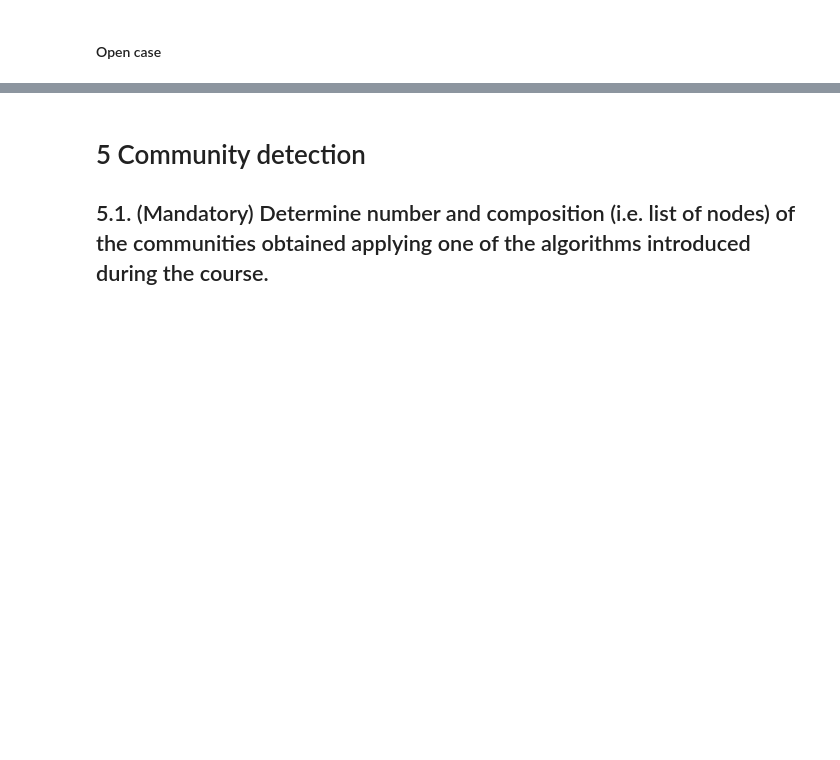
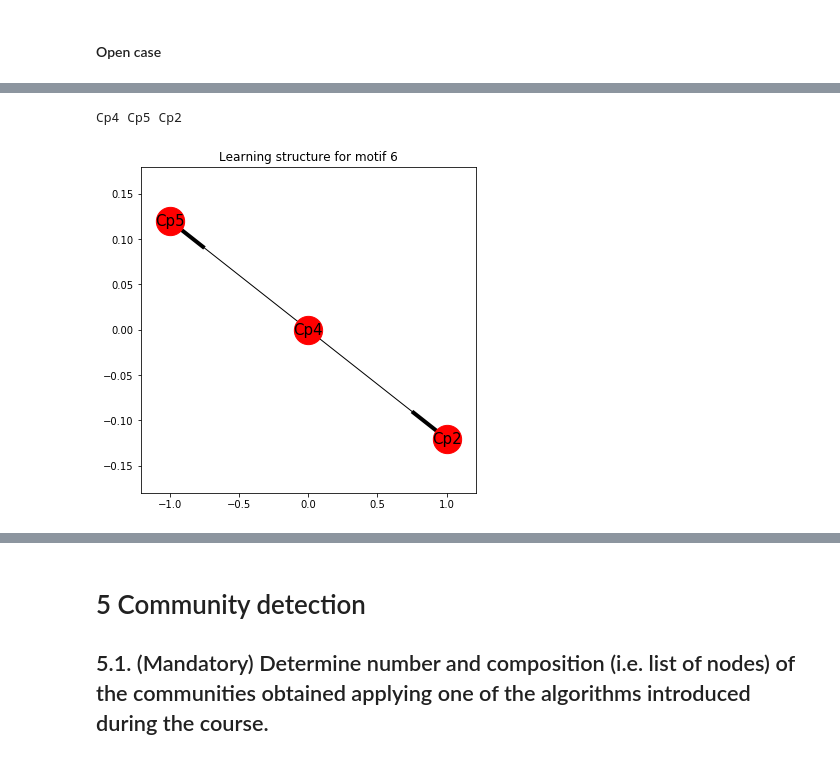
Before and after one commit to belgrades/neuroscience, a Jupyter notebook: All/All.ipynb, the cells around one changed output, grey strips where cells are left out. Drawn from its saved outputs; the diff is of its cells as text; code cells hidden in the pictures; blank space fills up the shorter version.

```diff
--- a/All/All.ipynb
+++ b/All/All.ipynb
@@ -977,0 +989,14 @@ IndexError: list index out of range
+# %%
+def plot_subgraph(a, b, c, graph, dict_na, id_):
+    left, center, right = dict_na[a-1], dict_na[b-1], dict_na[c-1]
+    print(left, center, right)
+    sb = graph.subgraph([left, center, right])
+    plt.figure(figsize=(6,6))
+    nx.draw_networkx(sb, node_size=800, font_size=15)
+    plt.title("Learning structure for motif {}".format(id_))
+    plt.show()
+# %%
+plot_subgraph(20, 15, 19, directed_graph_closed, dict_names, 6)
+# %% [output]
+Cp4 Cp5 Cp2
+[figure, added]
```
Also changed, not shown: parts of 42 cells of this notebook.
